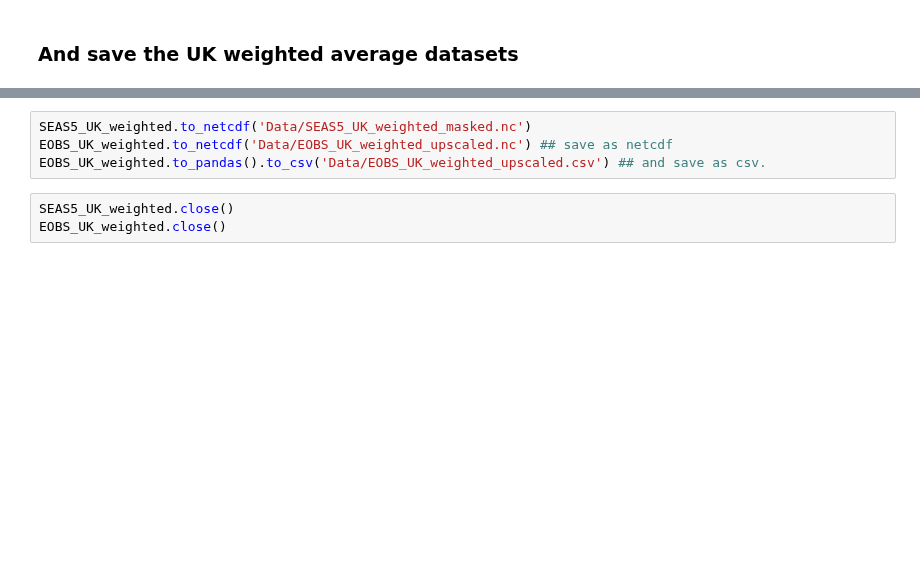
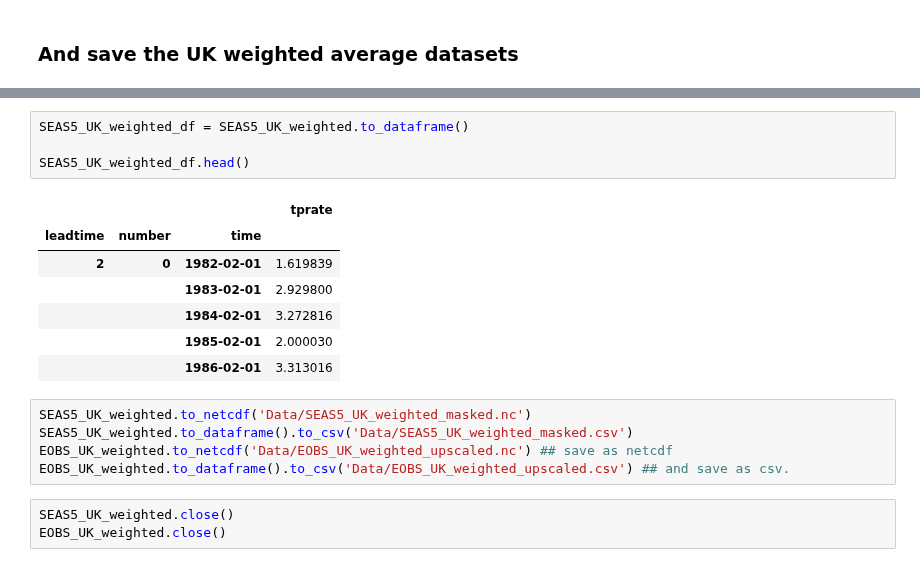
Before and after one commit to ECMWFCode4Earth/UNSEEN-open, a Jupyter notebook: Notebooks/1.Download/1.5Upscale.ipynb, the cells around one changed output, grey strips where cells are left out. Drawn from its saved outputs; the diff is of its cells as text; blank space fills up the shorter version.

```diff
--- a/Notebooks/1.Download/1.5Upscale.ipynb
+++ b/Notebooks/1.Download/1.5Upscale.ipynb
@@ -306,7 +290,20 @@ plt.legend(loc = 'lower left', ncol=2 )#loc = (0.1, 0) upper left
+# %%
+SEAS5_UK_weighted_df = SEAS5_UK_weighted.to_dataframe()
+
+SEAS5_UK_weighted_df.head()
+# %% [output]
+|  |  |  | tprate |
+| leadtime | number | time |  |
+| 2 | 0 | 1982-02-01 | 1.619839 |
+|  |  | 1983-02-01 | 2.929800 |
+|  |  | 1984-02-01 | 3.272816 |
+|  |  | 1985-02-01 | 2.000030 |
+|  |  | 1986-02-01 | 3.313016 |
 # %%
 SEAS5_UK_weighted.to_netcdf('Data/SEAS5_UK_weighted_masked.nc')
+SEAS5_UK_weighted.to_dataframe().to_csv('Data/SEAS5_UK_weighted_masked.csv')
 EOBS_UK_weighted.to_netcdf('Data/EOBS_UK_weighted_upscaled.nc') ## save as netcdf
-EOBS_UK_weighted.to_pandas().to_csv('Data/EOBS_UK_weighted_upscaled.csv') ## and save as csv.
+EOBS_UK_weighted.to_dataframe().to_csv('Data/EOBS_UK_weighted_upscaled.csv') ## and save as csv.
 # %%
 SEAS5_UK_weighted.close()
 EOBS_UK_weighted.close()
```
Also changed, not shown: parts of 7 cells of this notebook, 5 other files.
